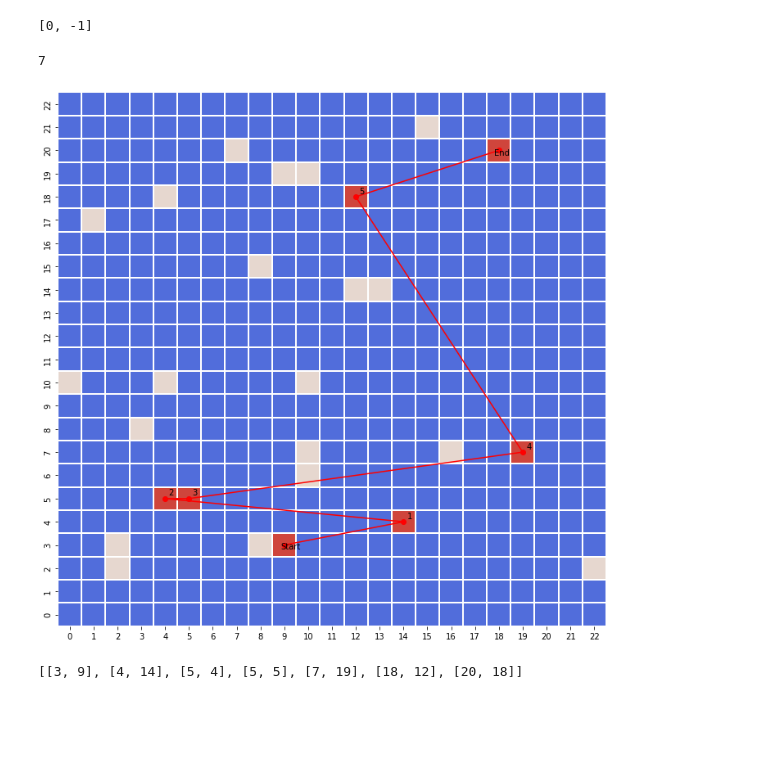
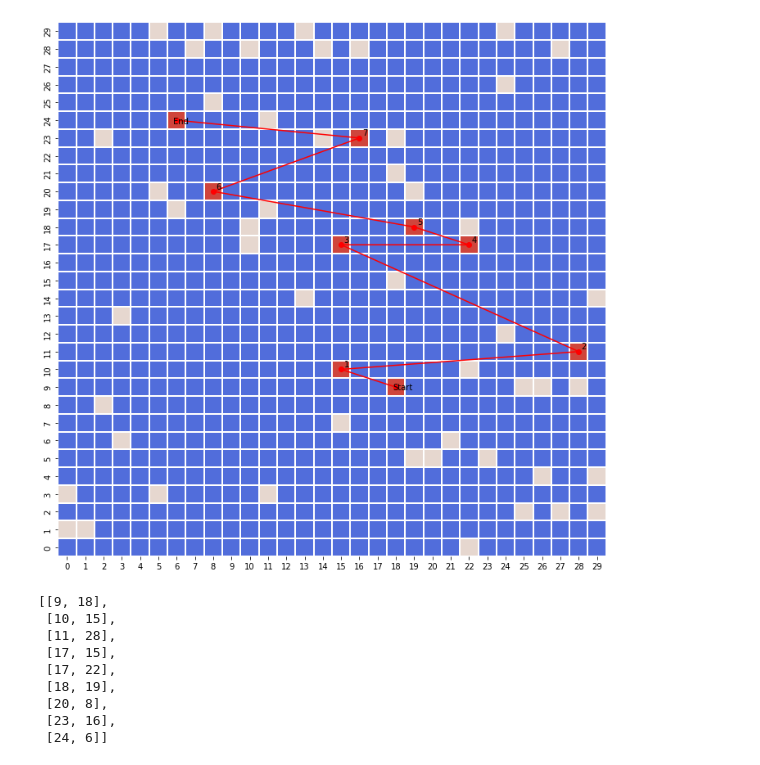
Before and after one commit to giorgio-angelo-esposito/Orienteering_GA, a Jupyter notebook: Orieentiring_GA.ipynb, the cells around one changed output. Saved outputs shown, nothing was run; the diff lists cells and outputs as text; code cells hidden in the pictures; blank space fills up the shorter version.

```diff
--- a/Orieentiring_GA.ipynb
+++ b/Orieentiring_GA.ipynb
@@ -51,11 +51,6 @@ class Individual:
 
   def __repr__(self):
         return "(Path: " + str(self.path) + ", fitness: " + str(self.fitness) + ", number_of_cp_reached: "+ str(self.number_of_cp_reached) + ")"
-# %%
-x = random.choice([moves[0],moves[3]])
-x
-# %% [output]
-[0, -1]
 # %%
 class Map:
 
@@ -170,15 +165,21 @@ class Map:
     #show the plot
     plt.show()
 # %%
-map = Map(23,23,20,7)
-print(map.number_of_cp)
+map = Map(30,30,50,9)
 mappa, lanterne = map.create_map()
 map.visualizeMap(mappa)
 # %% [output]
-7
-[figure, old version]
+[figure, new version]
 # %%
 cp_list = map.getControlPointList()
 cp_list
 # %% [output]
-[[3, 9], [4, 14], [5, 4], [5, 5], [7, 19], [18, 12], [20, 18]]
+[[9, 18],
+ [10, 15],
+ [11, 28],
+ [17, 15],
+ [17, 22],
+ [18, 19],
+ [20, 8],
+ [23, 16],
+ [24, 6]]
```
Also changed, not shown: parts of 6 cells of this notebook.
